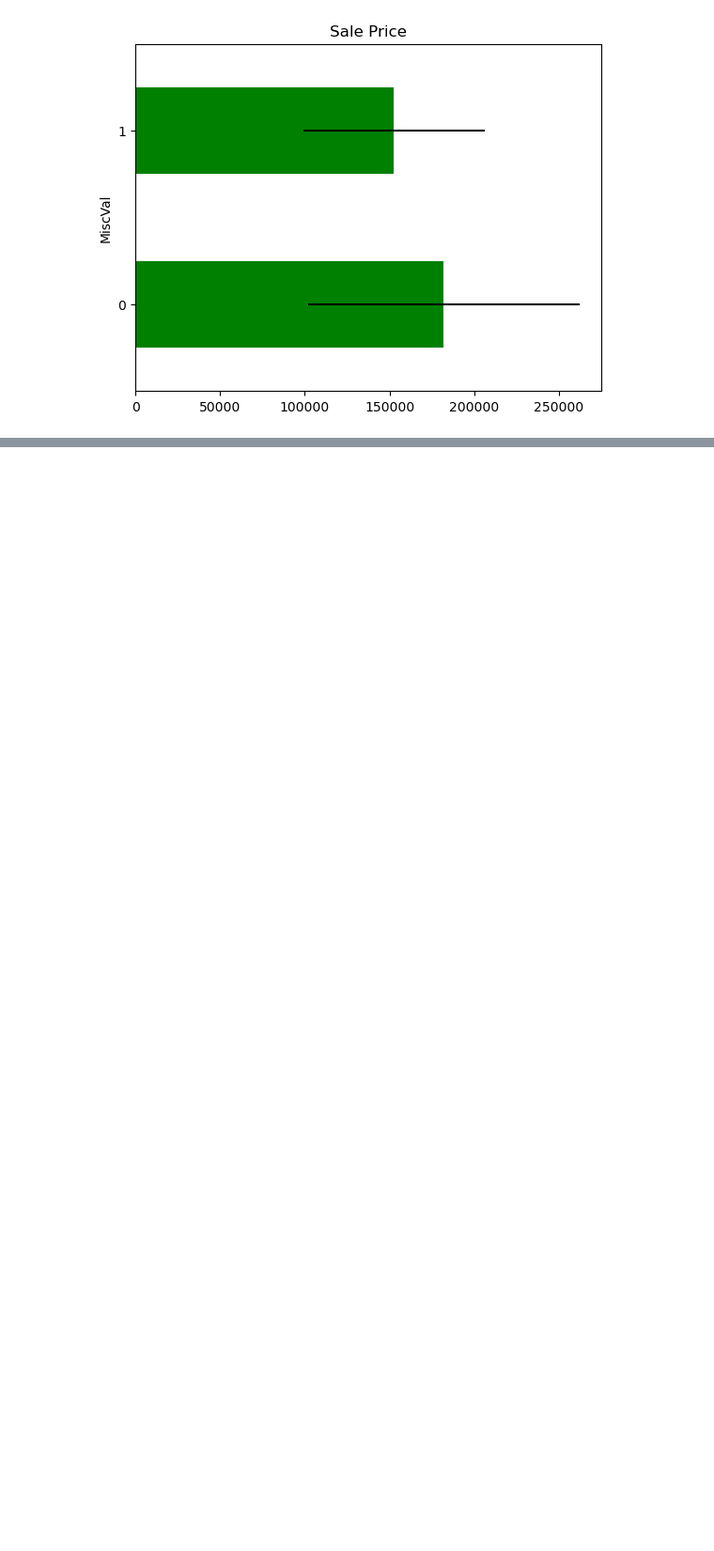
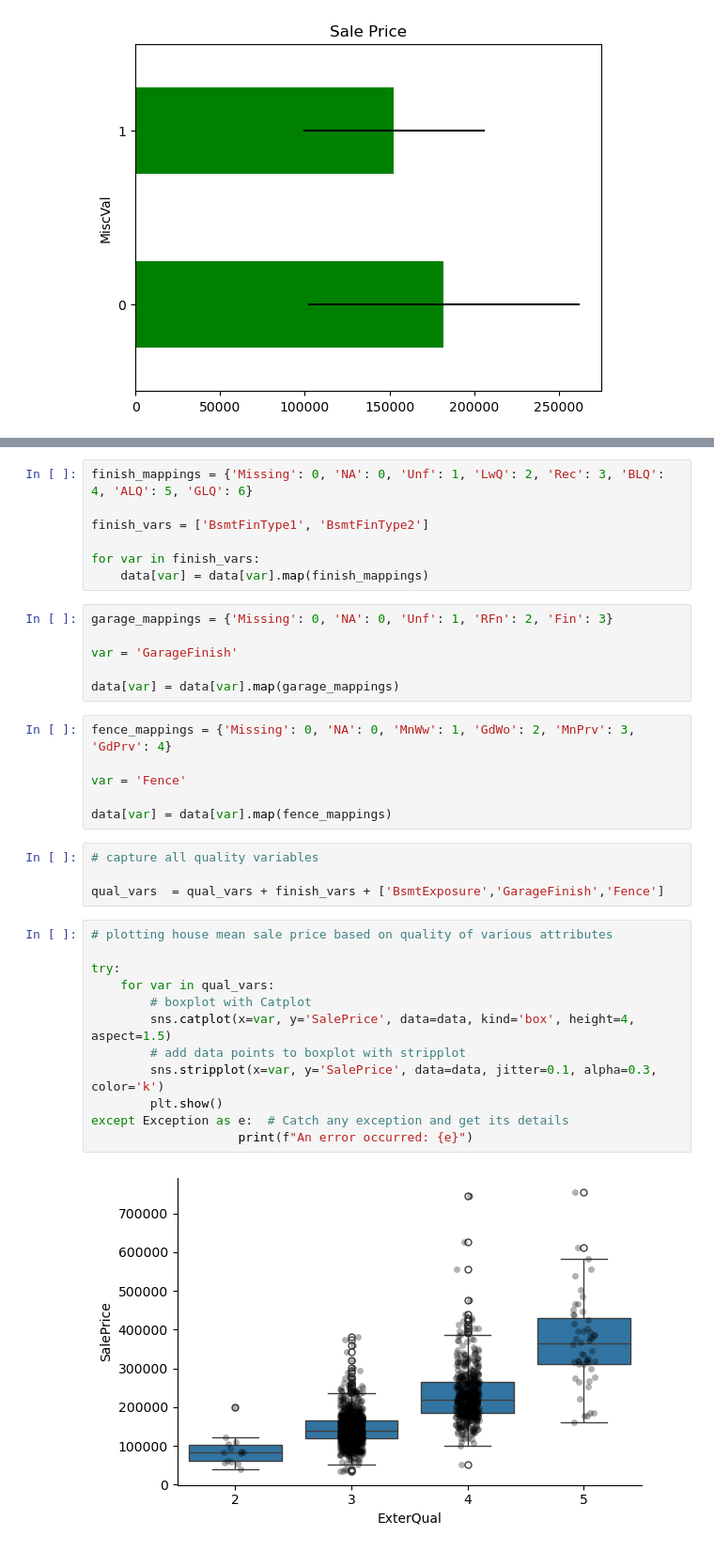
Before and after one commit to Mezcue/ML-Practice, a Jupyter notebook: EDA - practice.ipynb, the cells around one changed output, grey strips where cells are left out. Shown at 94% size. Saved outputs shown, nothing was run; the diff lists cells and outputs as text; blank space fills up the shorter version.

```diff
--- a/EDA - practice.ipynb
+++ b/EDA - practice.ipynb
@@ -594,0 +654,37 @@ for var in skewed:
+# %%
+finish_mappings = {'Missing': 0, 'NA': 0, 'Unf': 1, 'LwQ': 2, 'Rec': 3, 'BLQ': 4, 'ALQ': 5, 'GLQ': 6}
+
+finish_vars = ['BsmtFinType1', 'BsmtFinType2']
+
+for var in finish_vars:
+    data[var] = data[var].map(finish_mappings)
+# %%
+garage_mappings = {'Missing': 0, 'NA': 0, 'Unf': 1, 'RFn': 2, 'Fin': 3}
+
+var = 'GarageFinish'
+
+data[var] = data[var].map(garage_mappings)
+# %%
+fence_mappings = {'Missing': 0, 'NA': 0, 'MnWw': 1, 'GdWo': 2, 'MnPrv': 3, 'GdPrv': 4}
+
+var = 'Fence'
+
+data[var] = data[var].map(fence_mappings)
+# %%
+# capture all quality variables
+
+qual_vars  = qual_vars + finish_vars + ['BsmtExposure','GarageFinish','Fence']
+# %%
+# plotting house mean sale price based on quality of various attributes
+
+try:
+    for var in qual_vars:
+        # boxplot with Catplot
+        sns.catplot(x=var, y='SalePrice', data=data, kind='box', height=4, aspect=1.5)
+        # add data points to boxplot with stripplot
+        sns.stripplot(x=var, y='SalePrice', data=data, jitter=0.1, alpha=0.3, color='k')
+        plt.show()
+except Exception as e:  # Catch any exception and get its details
+                    print(f"An error occurred: {e}")
+# %% [output]
+[figure, added]
```
Also changed, not shown: parts of 13 cells of this notebook.
